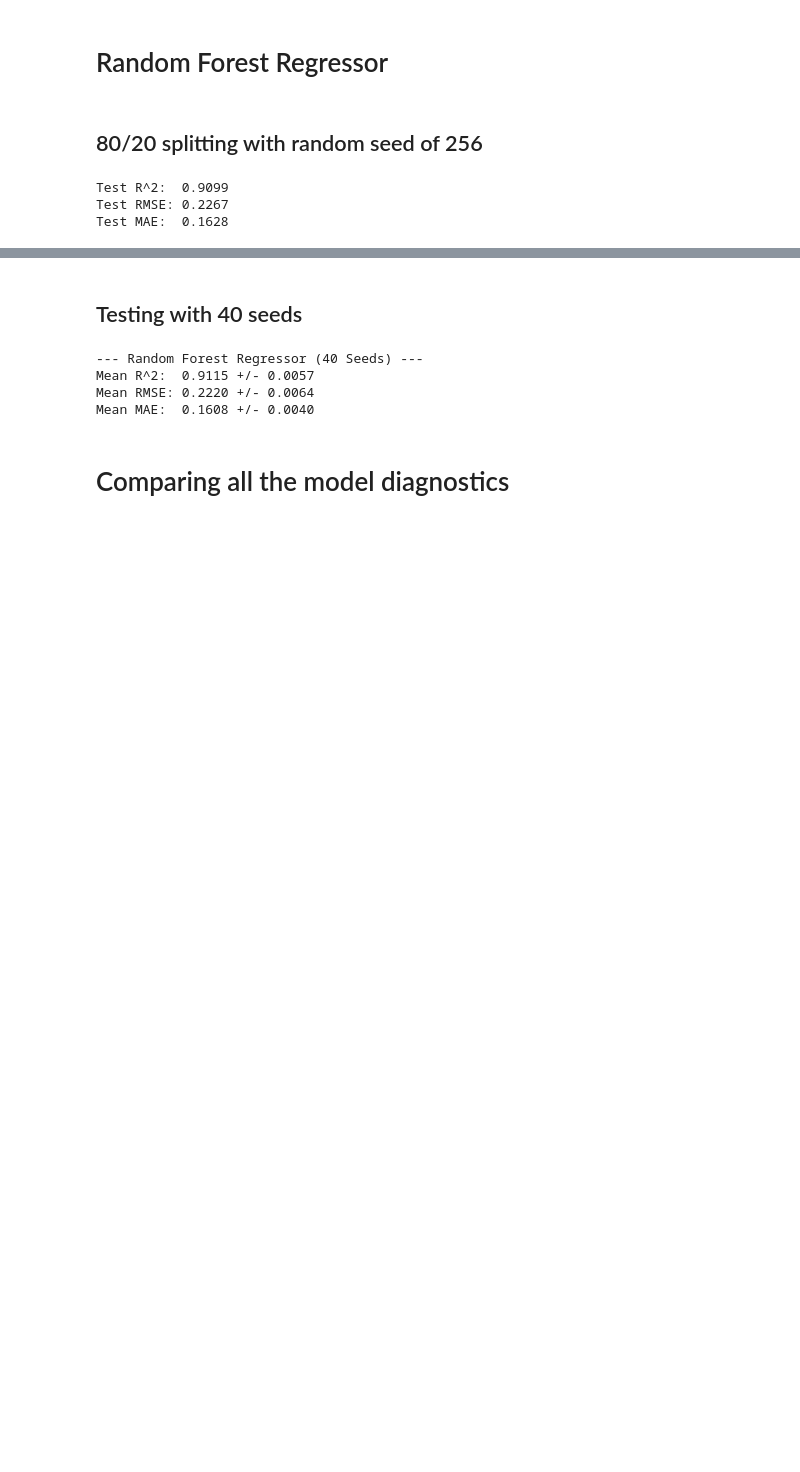
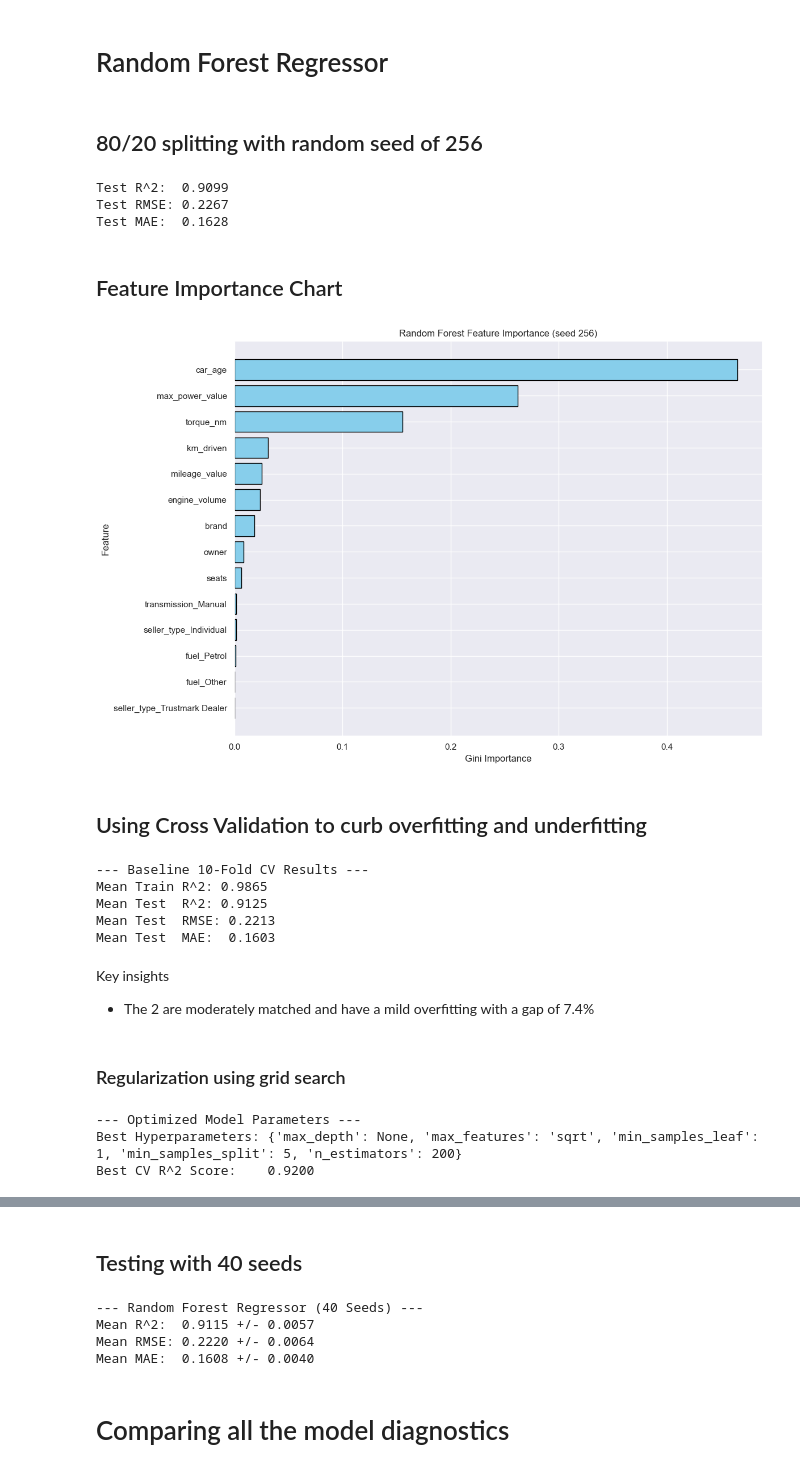
Before and after one commit to kjkyagambiddwa/OIBSIP, a Jupyter notebook: DataScience-Task3-CarPricePrediction/Car_Price_Prediction.ipynb, the cells around one changed output, grey strips where cells are left out. Drawn from its saved outputs; the diff is of its cells as text; code cells hidden in the pictures; blank space fills up the shorter version.

```diff
--- a/DataScience-Task3-CarPricePrediction/Car_Price_Prediction.ipynb
+++ b/DataScience-Task3-CarPricePrediction/Car_Price_Prediction.ipynb
@@ -838,3 +839,81 @@ print(f"Test MAE:  {rf_256_mae:.4f}")
 Test R^2:  0.9099
 Test RMSE: 0.2267
 Test MAE:  0.1628
+# %% [markdown]
+## Feature Importance Chart
+# %%
+importances = rf_model_256.feature_importances_
+feature_names =X.columns
+
+importance_df = pd.DataFrame({
+    "Feature" : feature_names,
+    "Importance" : importances
+}).sort_values(by="Importance",ascending=True)
+
+plt.figure(figsize=(12,8))
+plt.barh(importance_df["Feature"], importance_df["Importance"],color="skyblue", edgecolor="black")
+plt.xlabel("Gini Importance")
+plt.ylabel("Feature")
+plt.title("Random Forest Feature Importance (seed 256)")
+plt.tight_layout()
+plt.show()
+# %% [output]
+[figure, added]
+# %% [markdown]
+## Using Cross Validation to curb overfitting and underfitting
+# %%
+kf = KFold(n_splits=10, shuffle=True, random_state=256)
+
+rf_baseline = RandomForestRegressor(random_state=256, n_jobs=-1)
+
+cv_results = cross_validate(
+    rf_baseline, X, y, cv=kf,
+    scoring={
+        'r2': 'r2',
+        'neg_rmse': 'neg_root_mean_squared_error',
+        'neg_mae': 'neg_mean_absolute_error'
+    },
+    return_train_score=True  # Allows comparing Train vs. Validation performance to detect overfitting
+)
+
+print(f"Mean Train R^2: {cv_results['train_r2'].mean():.4f}")
+print(f"Mean Test  R^2: {cv_results['test_r2'].mean():.4f}")
+print(f"Mean Test  RMSE: {-cv_results['test_neg_rmse'].mean():.4f}")
+print(f"Mean Test  MAE:  {-cv_results['test_neg_mae'].mean():.4f}")
+# %% [output]
+--- Baseline 10-Fold CV Results ---
+Mean Train R^2: 0.9865
+Mean Test  R^2: 0.9125
+Mean Test  RMSE: 0.2213
+Mean Test  MAE:  0.1603
+# %% [markdown]
+Key insights
+- The 2 are moderately matched and have a mild overfitting with a gap of 7.4%
+# %% [markdown]
+### Regularization using grid search
+# %%
+param_grid = {
+    'n_estimators': [100, 200],
+    'max_depth': [10, 15, 20, None],
+    'min_samples_split': [2, 5, 10],
+    'min_samples_leaf': [1, 2, 4],
+    'max_features': ['sqrt', 1.0]
+}
+
+grid_search = GridSearchCV(
+    estimator=RandomForestRegressor(random_state=256, n_jobs=-1),
+    param_grid=param_grid,
+    cv=kf,
+    scoring='r2',
+    n_jobs=-1
+)
+
+grid_search.fit(X, y)
+
+print("\n--- Optimized Model Parameters ---")
+print("Best Hyperparameters:", grid_search.best_params_)
+print(f"Best CV R^2 Score:    {grid_search.best_score_:.4f}")
+# %% [output]
+--- Optimized Model Parameters ---
+Best Hyperparameters: {'max_depth': None, 'max_features': 'sqrt', 'min_samples_leaf': 1, 'min_samples_split': 5, 'n_estimators': 200}
+Best CV R^2 Score:    0.9200
```
Also changed, not shown: parts of 4 cells of this notebook.
